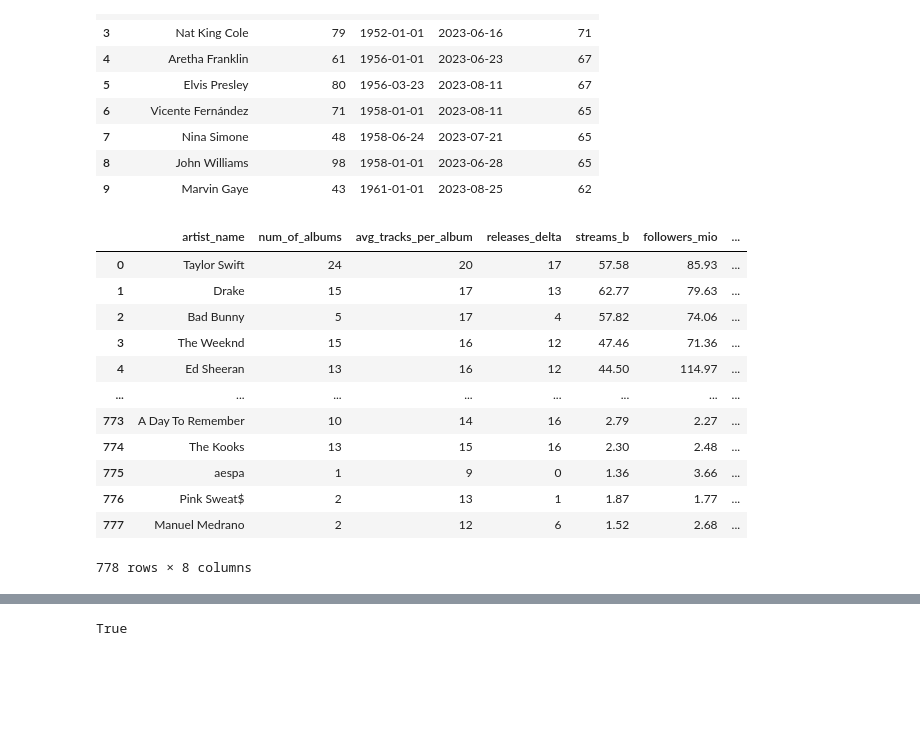
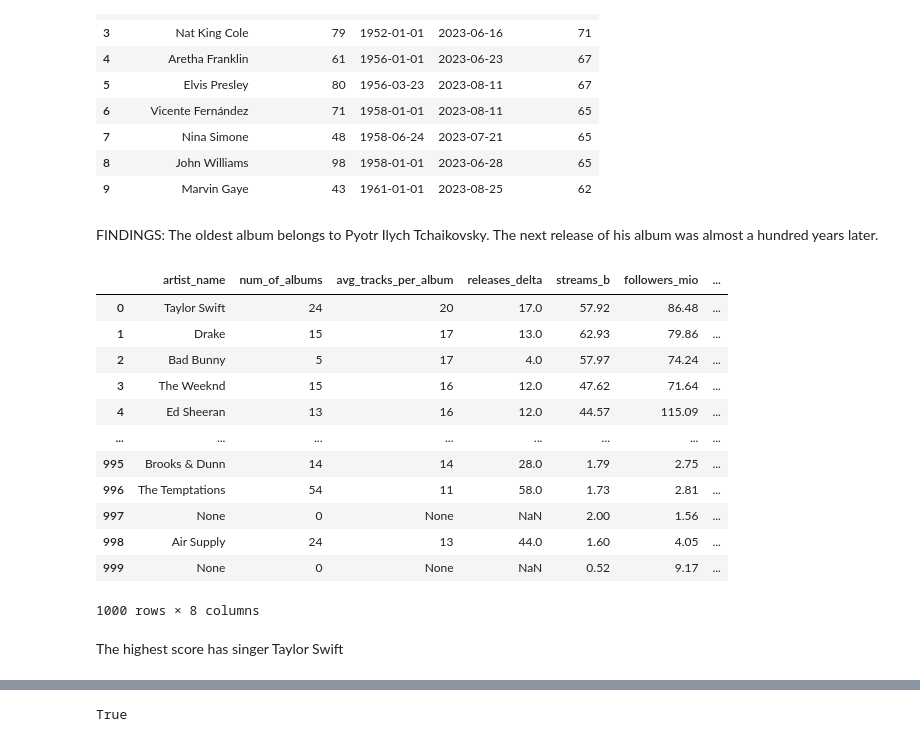
Before and after one commit to dekristi/Spotify_Project, a Jupyter notebook: Spotify_Project.ipynb, the cells around one changed output, grey strips where cells are left out. Cells and saved outputs as stored; diff of their text form; code cells hidden in the pictures; blank space fills up the shorter version.

```diff
--- a/Spotify_Project.ipynb
+++ b/Spotify_Project.ipynb
@@ -347,44 +706,48 @@ releases_df
 | 7 | Nina Simone | 48 | 1958-06-24 | 2023-07-21 | 65 |
 | 8 | John Williams | 98 | 1958-01-01 | 2023-06-28 | 65 |
 | 9 | Marvin Gaye | 43 | 1961-01-01 | 2023-08-25 | 62 |
+# %% [markdown]
+FINDINGS: The oldest album belongs to Pyotr Ilych Tchaikovsky. The next release of his album was almost a hundred years later.
 # %%
 sql_query = """SELECT albd.artist_name,
                     count(albd.total_track) AS num_of_albums,
                     round(avg(albd.total_track),0) AS avg_tracks_per_album,
                     (YEAR(max(release_date)) - YEAR(min(release_date))) AS releases_delta,
                     artd.streams_b,
                     artd.followers_mio,
                     artd.listeners_mio,
                     artd.scoring
             FROM artists_album_data as albd
-                JOIN artists_playlist as artd
+                RIGHT JOIN artists_playlist as artd
                 ON albd.artist_name=artd.artist
             GROUP BY albd.artist_name,
                     artd.streams_b,
                     artd.followers_mio,
                     artd.listeners_mio,
                     artd.scoring
             ORDER BY scoring DESC"""
 
 cursor.execute(sql_query)
 
 rows = cursor.fetchall()
 
 sql_df = pd.DataFrame(rows, columns=['artist_name', 'num_of_albums', 'avg_tracks_per_album', 'releases_delta', 'streams_b',
                                      'followers_mio', 'listeners_mio', 'scoring'])
 
 sql_df
 # %% [output]
 |  | artist_name | num_of_albums | avg_tracks_per_album | releases_delta | streams_b | followers_mio | ... |
-| 0 | Taylor Swift | 24 | 20 | 17 | 57.58 | 85.93 | ... |
-| 1 | Drake | 15 | 17 | 13 | 62.77 | 79.63 | ... |
-| 2 | Bad Bunny | 5 | 17 | 4 | 57.82 | 74.06 | ... |
-| 3 | The Weeknd | 15 | 16 | 12 | 47.46 | 71.36 | ... |
-| 4 | Ed Sheeran | 13 | 16 | 12 | 44.50 | 114.97 | ... |
+| 0 | Taylor Swift | 24 | 20 | 17.0 | 57.92 | 86.48 | ... |
+| 1 | Drake | 15 | 17 | 13.0 | 62.93 | 79.86 | ... |
+| 2 | Bad Bunny | 5 | 17 | 4.0 | 57.97 | 74.24 | ... |
+| 3 | The Weeknd | 15 | 16 | 12.0 | 47.62 | 71.64 | ... |
+| 4 | Ed Sheeran | 13 | 16 | 12.0 | 44.57 | 115.09 | ... |
 | ... | ... | ... | ... | ... | ... | ... | ... |
-| 773 | A Day To Remember | 10 | 14 | 16 | 2.79 | 2.27 | ... |
-| 774 | The Kooks | 13 | 15 | 16 | 2.30 | 2.48 | ... |
-| 775 | aespa | 1 | 9 | 0 | 1.36 | 3.66 | ... |
-| 776 | Pink Sweat$ | 2 | 13 | 1 | 1.87 | 1.77 | ... |
-| 777 | Manuel Medrano | 2 | 12 | 6 | 1.52 | 2.68 | ... |
+| 995 | Brooks & Dunn | 14 | 14 | 28.0 | 1.79 | 2.75 | ... |
+| 996 | The Temptations | 54 | 11 | 58.0 | 1.73 | 2.81 | ... |
+| 997 | None | 0 | None | NaN | 2.00 | 1.56 | ... |
+| 998 | Air Supply | 24 | 13 | 44.0 | 1.60 | 4.05 | ... |
+| 999 | None | 0 | None | NaN | 0.52 | 9.17 | ... |
-778 rows × 8 columns
+1000 rows × 8 columns
+# %% [markdown]
+The highest score has singer Taylor Swift
```
Also changed, not shown: parts of 64 cells of this notebook, 4 other files.
